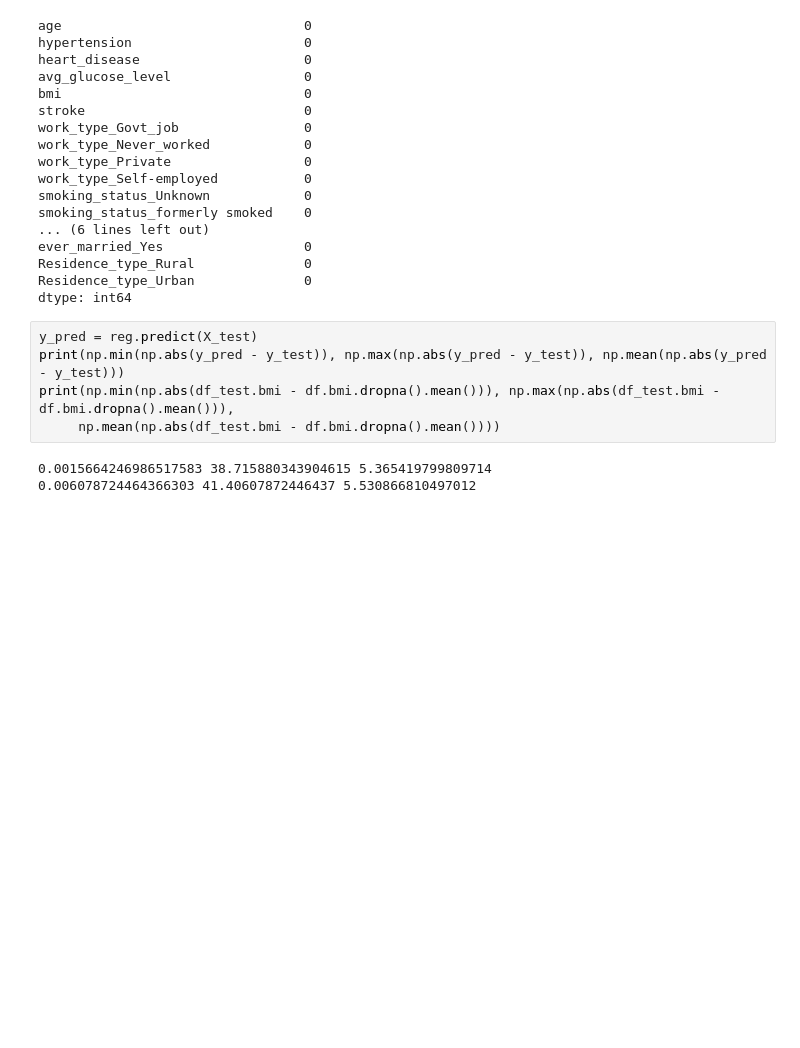
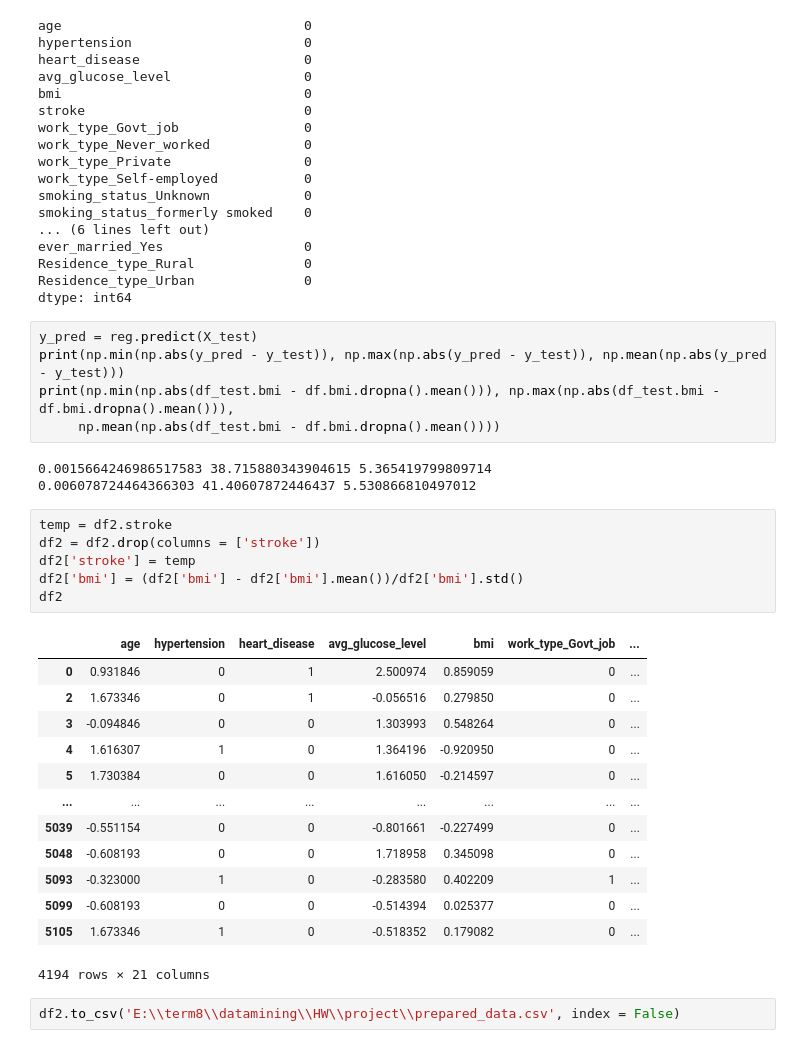
Before and after one commit to GhazaleZe/Stroke-Prediction, a Jupyter notebook: preparation.ipynb, the cells around one changed output. Cells and saved outputs as stored; diff of their text form; blank space fills up the shorter version.

```diff
--- a/preparation.ipynb
+++ b/preparation.ipynb
@@ -130,3 +130,25 @@ print(np.min(np.abs(df_test.bmi - df.bmi.dropna().mean())), np.max(np.abs(df_tes
 # %% [output]
 0.0015664246986517583 38.715880343904615 5.365419799809714
 0.006078724464366303 41.40607872446437 5.530866810497012
+# %%
+temp = df2.stroke
+df2 = df2.drop(columns = ['stroke'])
+df2['stroke'] = temp
+df2['bmi'] = (df2['bmi'] - df2['bmi'].mean())/df2['bmi'].std()
+df2
+# %% [output]
+|  | age | hypertension | heart_disease | avg_glucose_level | bmi | work_type_Govt_job | ... |
+| 0 | 0.931846 | 0 | 1 | 2.500974 | 0.859059 | 0 | ... |
+| 2 | 1.673346 | 0 | 1 | -0.056516 | 0.279850 | 0 | ... |
+| 3 | -0.094846 | 0 | 0 | 1.303993 | 0.548264 | 0 | ... |
+| 4 | 1.616307 | 1 | 0 | 1.364196 | -0.920950 | 0 | ... |
+| 5 | 1.730384 | 0 | 0 | 1.616050 | -0.214597 | 0 | ... |
+| ... | ... | ... | ... | ... | ... | ... | ... |
+| 5039 | -0.551154 | 0 | 0 | -0.801661 | -0.227499 | 0 | ... |
+| 5048 | -0.608193 | 0 | 0 | 1.718958 | 0.345098 | 0 | ... |
+| 5093 | -0.323000 | 1 | 0 | -0.283580 | 0.402209 | 1 | ... |
+| 5099 | -0.608193 | 0 | 0 | -0.514394 | 0.025377 | 0 | ... |
+| 5105 | 1.673346 | 1 | 0 | -0.518352 | 0.179082 | 0 | ... |
+4194 rows × 21 columns
+# %%
+df2.to_csv('E:\\term8\\datamining\\HW\\project\\prepared_data.csv', index = False)
```
